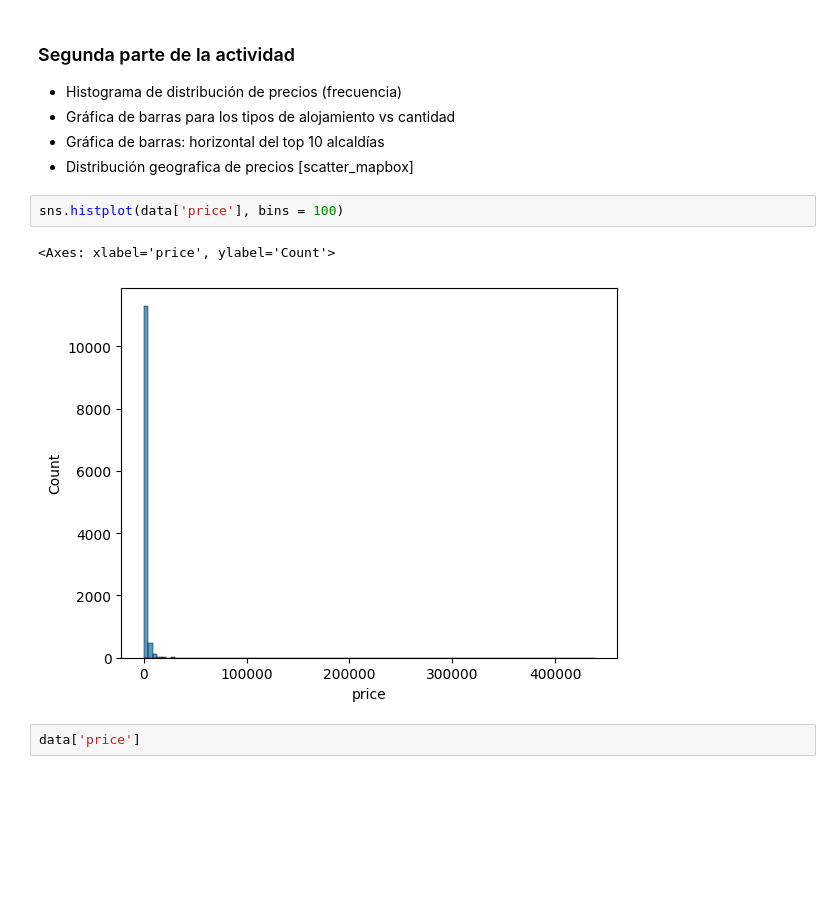
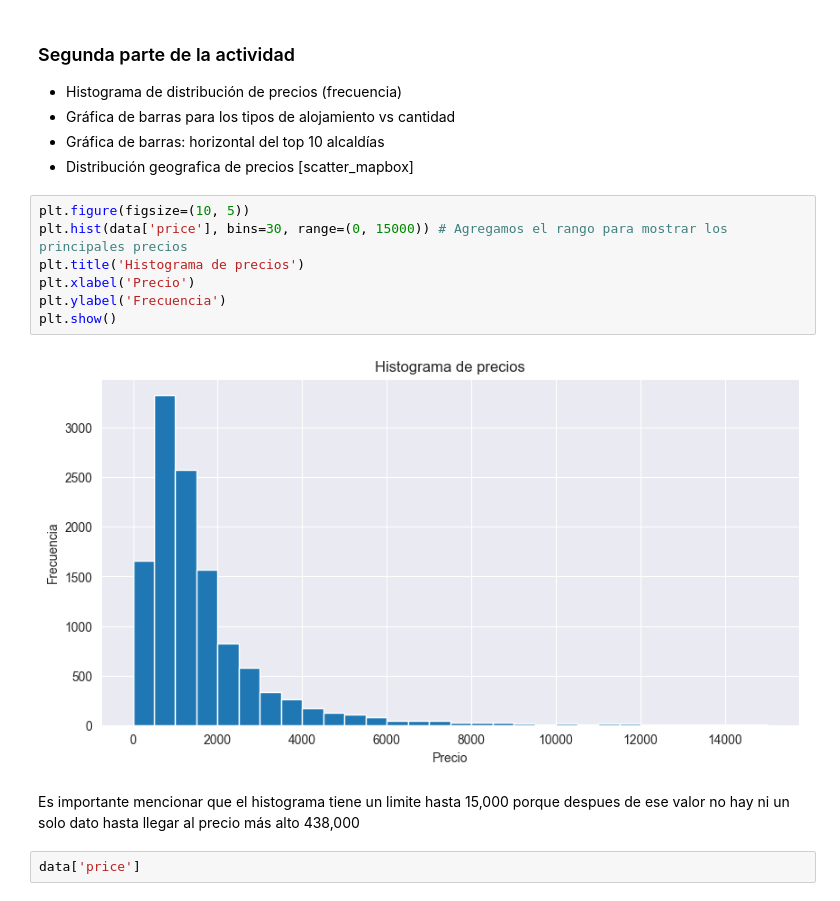
Before and after one commit to WilfridoTA/AdvancedAI_Python-Stats, a Jupyter notebook: Airbnb/AnalisisAirbnb.ipynb, the cells around one changed output. Drawn from its saved outputs; the diff is of its cells as text; blank space fills up the shorter version.

```diff
--- a/Airbnb/AnalisisAirbnb.ipynb
+++ b/Airbnb/AnalisisAirbnb.ipynb
@@ -223,11 +225,17 @@ Text(0.5, 1.0, 'Personas con más Airbnbs')
 * Gráfica de barras para los tipos de alojamiento vs cantidad
 * Gráfica de barras: horizontal del top 10 alcaldías
 * Distribución geografica de precios [scatter_mapbox]
-# %%
-sns.histplot(data['price'], bins = 100)
-# %% [output]
-<Axes: xlabel='price', ylabel='Count'>
-[figure, removed]
+# %%
+plt.figure(figsize=(10, 5))
+plt.hist(data['price'], bins=30, range=(0, 15000)) # Agregamos el rango para mostrar los principales precios
+plt.title('Histograma de precios')
+plt.xlabel('Precio')
+plt.ylabel('Frecuencia')
+plt.show()
+# %% [output]
+[figure, added]
+# %% [markdown]
+Es importante mencionar que el histograma tiene un limite hasta 15,000 porque despues de ese valor no hay ni un solo dato hasta llegar al precio más alto 438,000
 # %%
 data['price']
 # %% [output]
```
Also changed, not shown: parts of 23 cells of this notebook.
